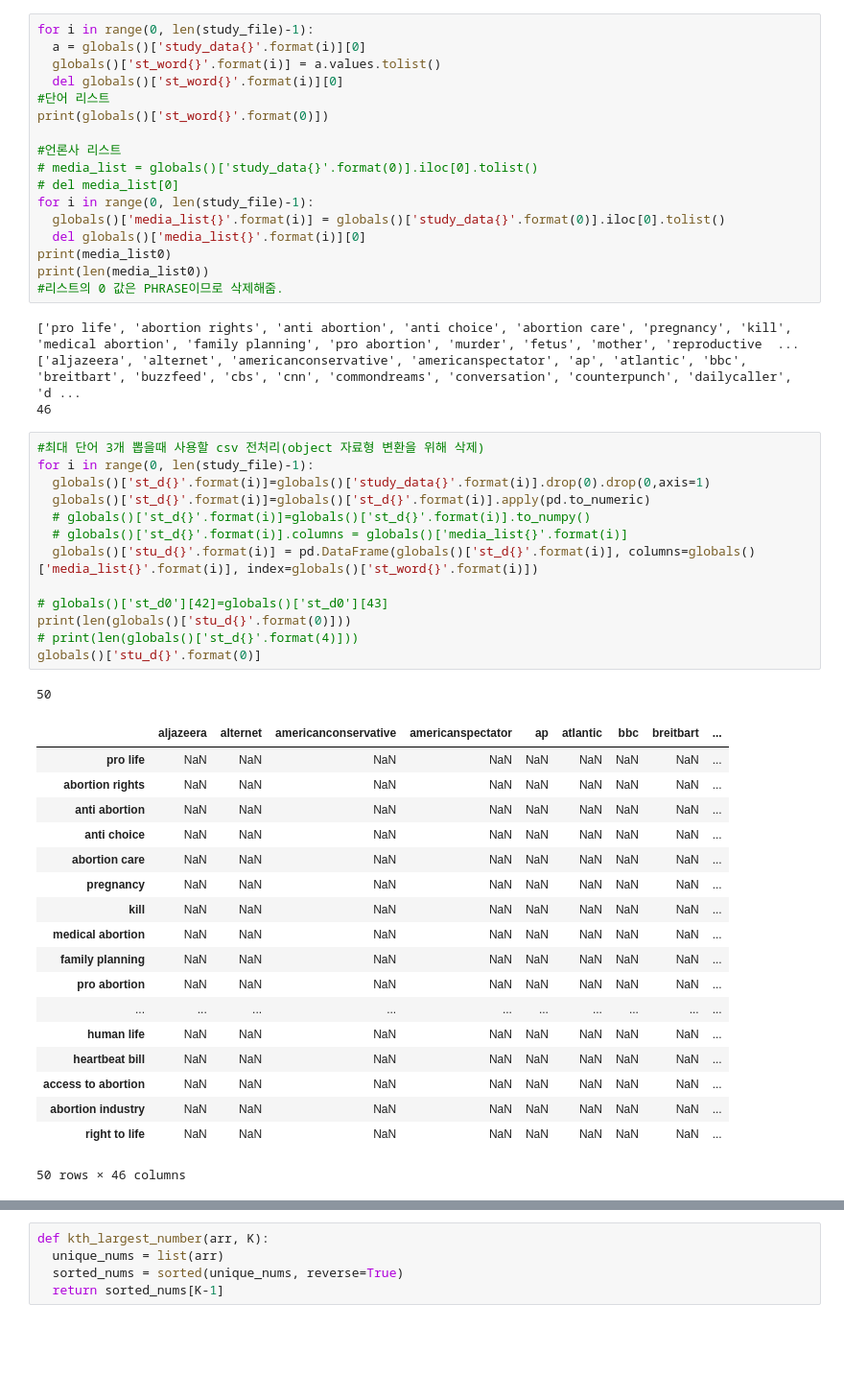
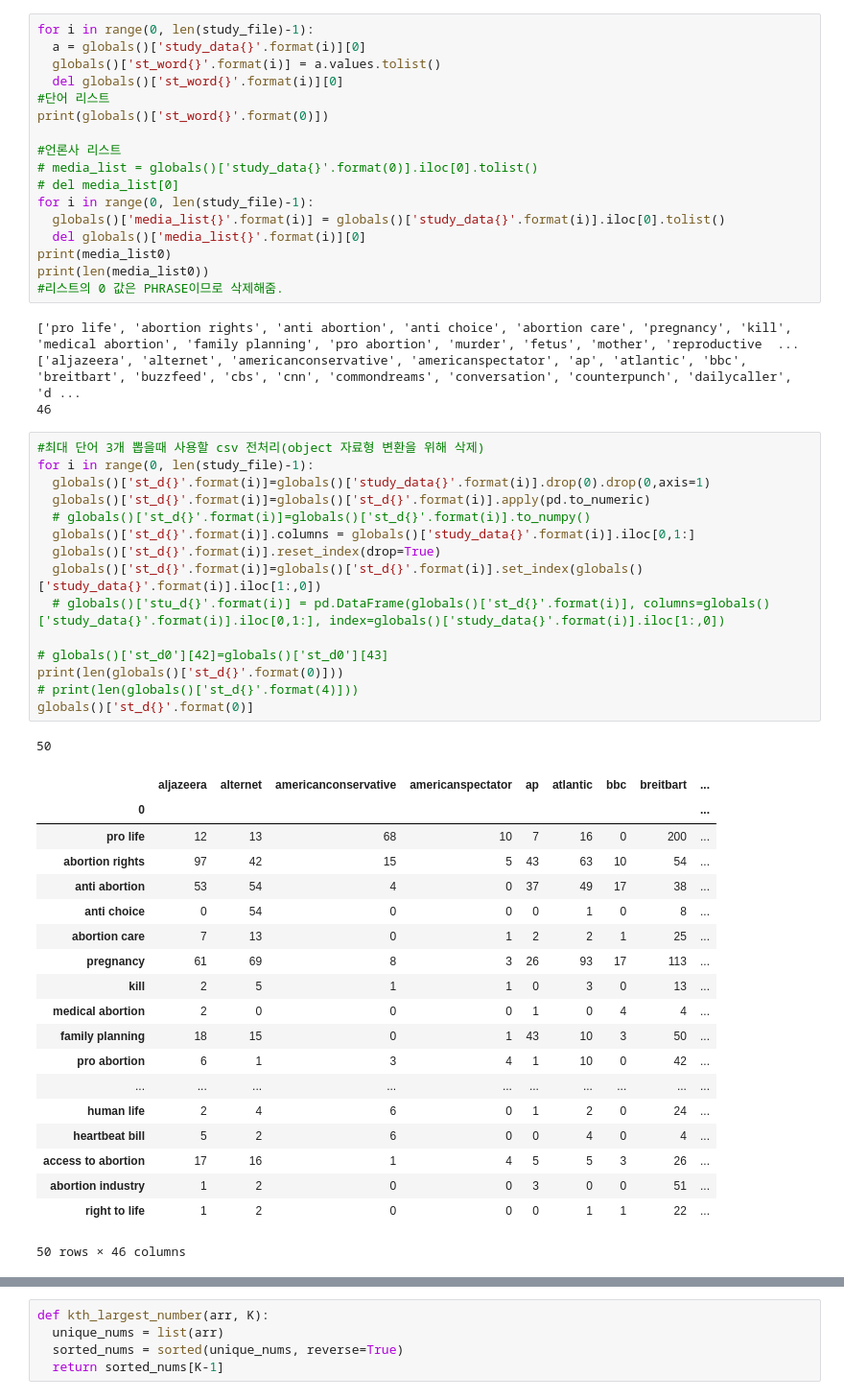
Before and after one commit to fhfhfhfhgpdl/media_bias, a Jupyter notebook: Media_bias_analyze.ipynb, the cells around one changed output, grey strips where cells are left out. Shown at 96% size. Saved outputs shown, nothing was run; the diff lists cells and outputs as text; blank space fills up the shorter version.

```diff
--- a/Media_bias_analyze.ipynb
+++ b/Media_bias_analyze.ipynb
@@ -61,7 +61,7 @@ print(globals()['st_word{}'.format(0)])
 # media_list = globals()['study_data{}'.format(0)].iloc[0].tolist()
 # del media_list[0]
 for i in range(0, len(study_file)-1):
-  globals()['media_list{}'.format(i)] = globals()['study_data{}'.format(0)].iloc[0].tolist()
+  globals()['media_list{}'.format(i)] = globals()['study_data{}'.format(i)].iloc[0].tolist()
   del globals()['media_list{}'.format(i)][0]
 print(media_list0)
 print(len(media_list0))
@@ -73,33 +73,36 @@ print(len(media_list0))
 # %%
 #최대 단어 3개 뽑을때 사용할 csv 전처리(object 자료형 변환을 위해 삭제)
 for i in range(0, len(study_file)-1):
   globals()['st_d{}'.format(i)]=globals()['study_data{}'.format(i)].drop(0).drop(0,axis=1)
   globals()['st_d{}'.format(i)]=globals()['st_d{}'.format(i)].apply(pd.to_numeric)
   # globals()['st_d{}'.format(i)]=globals()['st_d{}'.format(i)].to_numpy()
-  # globals()['st_d{}'.format(i)].columns = globals()['media_list{}'.format(i)]
-  globals()['stu_d{}'.format(i)] = pd.DataFrame(globals()['st_d{}'.format(i)], columns=globals()['media_list{}'.format(i)], index=globals()['st_word{}'.format(i)])
+  globals()['st_d{}'.format(i)].columns = globals()['study_data{}'.format(i)].iloc[0,1:]
+  globals()['st_d{}'.format(i)].reset_index(drop=True)
+  globals()['st_d{}'.format(i)]=globals()['st_d{}'.format(i)].set_index(globals()['study_data{}'.format(i)].iloc[1:,0])
+  # globals()['stu_d{}'.format(i)] = pd.DataFrame(globals()['st_d{}'.format(i)], columns=globals()['study_data{}'.format(i)].iloc[0,1:], index=globals()['study_data{}'.format(i)].iloc[1:,0])
 
 # globals()['st_d0'][42]=globals()['st_d0'][43]
-print(len(globals()['stu_d{}'.format(0)]))
+print(len(globals()['st_d{}'.format(0)]))
 # print(len(globals()['st_d{}'.format(4)]))
-globals()['stu_d{}'.format(0)]
+globals()['st_d{}'.format(0)]
 # %% [output]
 50
 |  | aljazeera | alternet | americanconservative | americanspectator | ap | atlantic | bbc | breitbart | ... |
-| pro life | NaN | NaN | NaN | NaN | NaN | NaN | NaN | NaN | ... |
-| abortion rights | NaN | NaN | NaN | NaN | NaN | NaN | NaN | NaN | ... |
-| anti abortion | NaN | NaN | NaN | NaN | NaN | NaN | NaN | NaN | ... |
-| anti choice | NaN | NaN | NaN | NaN | NaN | NaN | NaN | NaN | ... |
-| abortion care | NaN | NaN | NaN | NaN | NaN | NaN | NaN | NaN | ... |
-| pregnancy | NaN | NaN | NaN | NaN | NaN | NaN | NaN | NaN | ... |
-| kill | NaN | NaN | NaN | NaN | NaN | NaN | NaN | NaN | ... |
-| medical abortion | NaN | NaN | NaN | NaN | NaN | NaN | NaN | NaN | ... |
-| family planning | NaN | NaN | NaN | NaN | NaN | NaN | NaN | NaN | ... |
-| pro abortion | NaN | NaN | NaN | NaN | NaN | NaN | NaN | NaN | ... |
+| 0 |  |  |  |  |  |  |  |  | ... |
+| pro life | 12 | 13 | 68 | 10 | 7 | 16 | 0 | 200 | ... |
+| abortion rights | 97 | 42 | 15 | 5 | 43 | 63 | 10 | 54 | ... |
+| anti abortion | 53 | 54 | 4 | 0 | 37 | 49 | 17 | 38 | ... |
+| anti choice | 0 | 54 | 0 | 0 | 0 | 1 | 0 | 8 | ... |
+| abortion care | 7 | 13 | 0 | 1 | 2 | 2 | 1 | 25 | ... |
+| pregnancy | 61 | 69 | 8 | 3 | 26 | 93 | 17 | 113 | ... |
+| kill | 2 | 5 | 1 | 1 | 0 | 3 | 0 | 13 | ... |
+| medical abortion | 2 | 0 | 0 | 0 | 1 | 0 | 4 | 4 | ... |
+| family planning | 18 | 15 | 0 | 1 | 43 | 10 | 3 | 50 | ... |
+| pro abortion | 6 | 1 | 3 | 4 | 1 | 10 | 0 | 42 | ... |
 | ... | ... | ... | ... | ... | ... | ... | ... | ... | ... |
-| human life | NaN | NaN | NaN | NaN | NaN | NaN | NaN | NaN | ... |
-| heartbeat bill | NaN | NaN | NaN | NaN | NaN | NaN | NaN | NaN | ... |
-| access to abortion | NaN | NaN | NaN | NaN | NaN | NaN | NaN | NaN | ... |
-| abortion industry | NaN | NaN | NaN | NaN | NaN | NaN | NaN | NaN | ... |
-| right to life | NaN | NaN | NaN | NaN | NaN | NaN | NaN | NaN | ... |
+| human life | 2 | 4 | 6 | 0 | 1 | 2 | 0 | 24 | ... |
+| heartbeat bill | 5 | 2 | 6 | 0 | 0 | 4 | 0 | 4 | ... |
+| access to abortion | 17 | 16 | 1 | 4 | 5 | 5 | 3 | 26 | ... |
+| abortion industry | 1 | 2 | 0 | 0 | 3 | 0 | 0 | 51 | ... |
+| right to life | 1 | 2 | 0 | 0 | 0 | 1 | 1 | 22 | ... |
 50 rows × 46 columns
```
Also changed, not shown: parts of 4 cells of this notebook.
